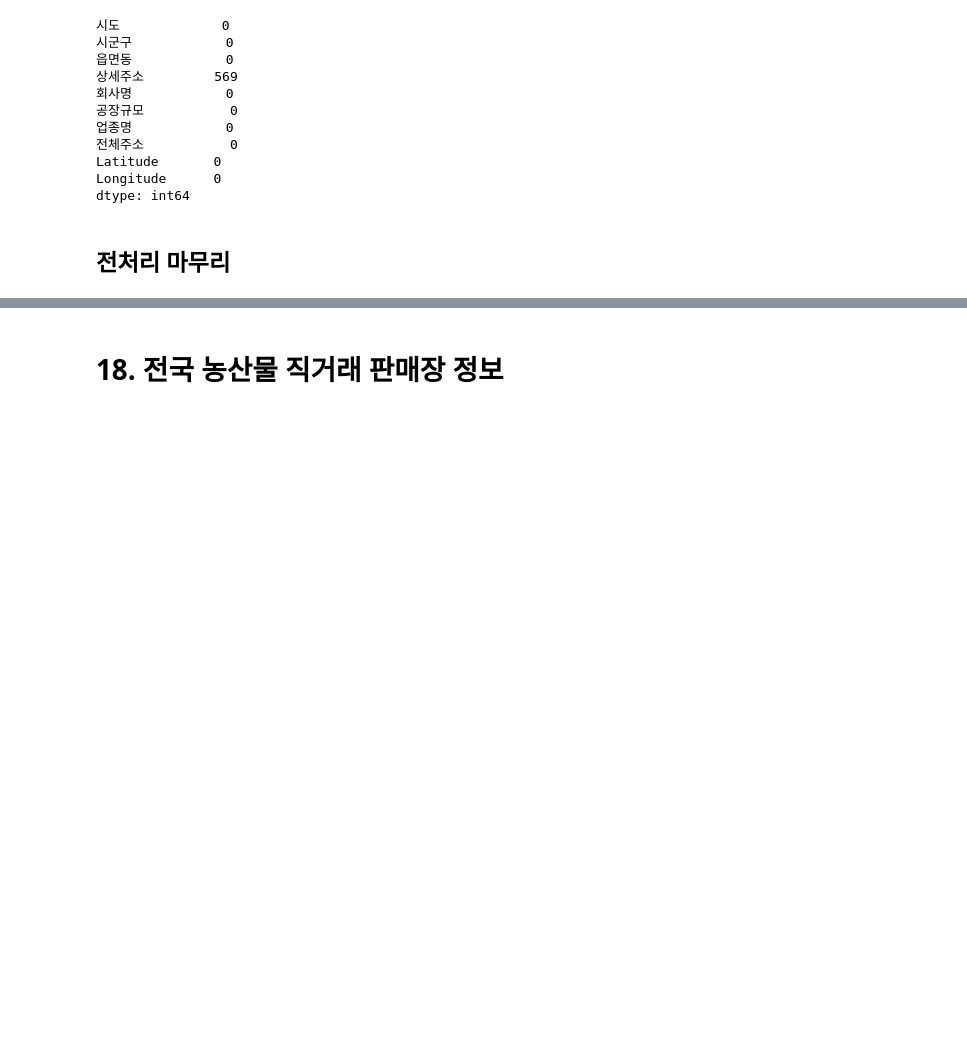
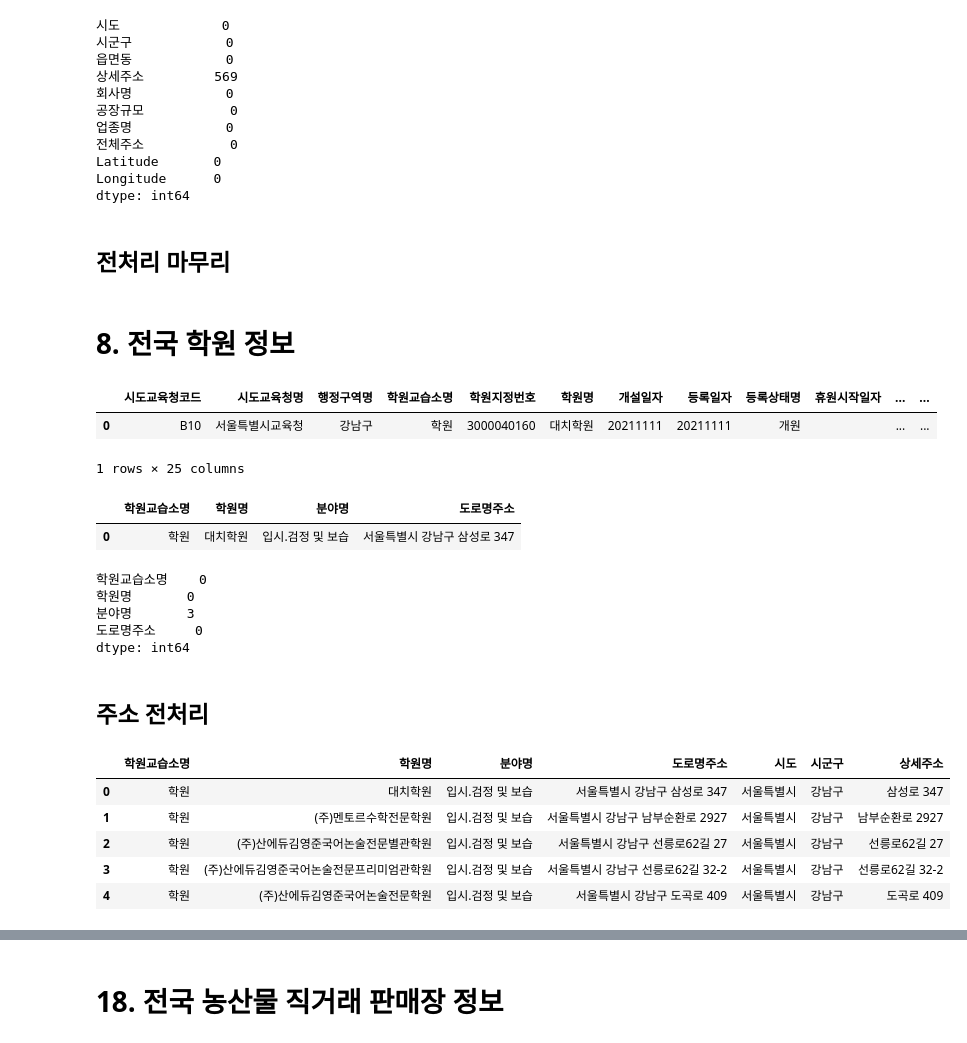
Before and after one commit to DGU-BAF/BAF-25-1-Marketing, a Jupyter notebook: 전처리_통합/데이터전처리_총집합.ipynb, the cells around one changed output, grey strips where cells are left out. Drawn from its saved outputs; the diff is of its cells as text; code cells hidden in the pictures; blank space fills up the shorter version.

```diff
--- a/전처리_통합/데이터전처리_총집합.ipynb
+++ b/전처리_통합/데이터전처리_총집합.ipynb
@@ -1872,3 +1872,38 @@ df_final.drop(columns=["전체주소"], axis=1, inplace=True)
 df_final.columns=["County","City","Town","Address","Factory_Name","Factory_Size","Industry_Type","Latitude","Longitude"]
 # %%
 df_final.to_csv("결과데이터/전국공장정보_2025.csv", index=False, encoding="utf-8-sig")
+# %% [markdown]
+# 8. 전국 학원 정보
+# %%
+data=pd.read_csv("원본데이터/학원교습소정보_2025년2월28일기준.csv", encoding="cp949")
+data.head(1)
+# %% [output]
+|  | 시도교육청코드 | 시도교육청명 | 행정구역명 | 학원교습소명 | 학원지정번호 | 학원명 | 개설일자 | 등록일자 | 등록상태명 | 휴원시작일자 | ... | ... |
+| 0 | B10 | 서울특별시교육청 | 강남구 | 학원 | 3000040160 | 대치학원 | 20211111 | 20211111 | 개원 |  | ... | ... |
+1 rows × 25 columns
+# %%
+data=data[["학원교습소명","학원명","분야명","도로명주소"]]
+data.head(1)
+# %% [output]
+|  | 학원교습소명 | 학원명 | 분야명 | 도로명주소 |
+| 0 | 학원 | 대치학원 | 입시.검정 및 보습 | 서울특별시 강남구 삼성로 347 |
+# %%
+data.isna().sum()
+# %% [output]
+학원교습소명    0
+학원명       0
+분야명       3
+도로명주소     0
+dtype: int64
+# %% [markdown]
+## 주소 전처리
+# %%
+data[["시도", "시군구", "상세주소"]] = data["도로명주소"].apply(split_full_address_3)
+data.head()
+# %% [output]
+|  | 학원교습소명 | 학원명 | 분야명 | 도로명주소 | 시도 | 시군구 | 상세주소 |
+| 0 | 학원 | 대치학원 | 입시.검정 및 보습 | 서울특별시 강남구 삼성로 347 | 서울특별시 | 강남구 | 삼성로 347 |
+| 1 | 학원 | (주)멘토르수학전문학원 | 입시.검정 및 보습 | 서울특별시 강남구 남부순환로 2927 | 서울특별시 | 강남구 | 남부순환로 2927 |
+| 2 | 학원 | (주)산에듀김영준국어논술전문별관학원 | 입시.검정 및 보습 | 서울특별시 강남구 선릉로62길 27 | 서울특별시 | 강남구 | 선릉로62길 27 |
+| 3 | 학원 | (주)산에듀김영준국어논술전문프리미엄관학원 | 입시.검정 및 보습 | 서울특별시 강남구 선릉로62길 32-2 | 서울특별시 | 강남구 | 선릉로62길 32-2 |
+| 4 | 학원 | (주)산에듀김영준국어논술전문학원 | 입시.검정 및 보습 | 서울특별시 강남구 도곡로 409 | 서울특별시 | 강남구 | 도곡로 409 |
```
Also changed, not shown: parts of 39 cells of this notebook, 2 other files.
